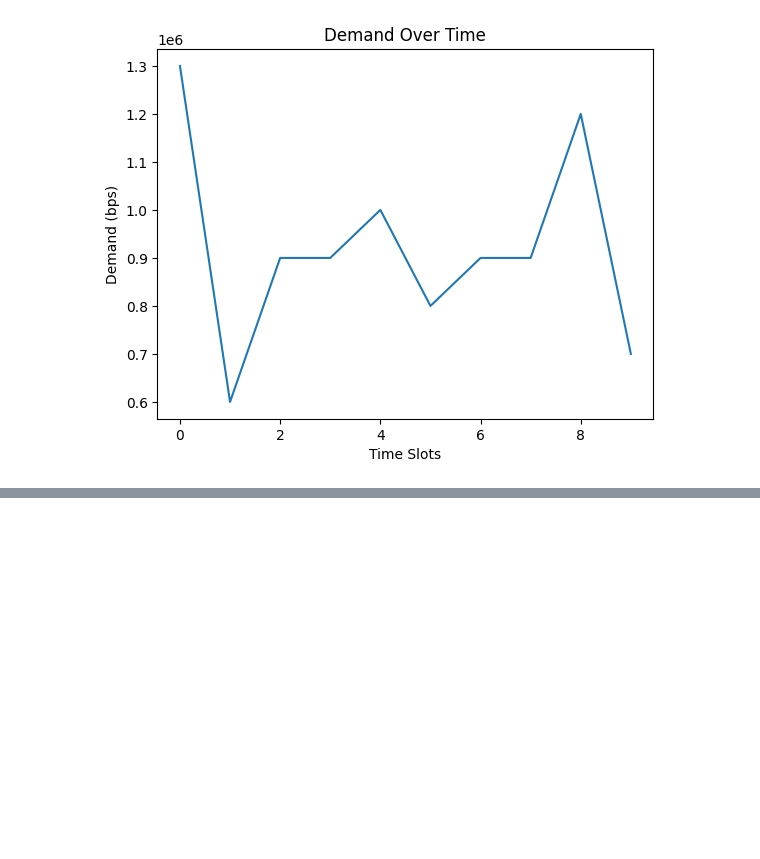
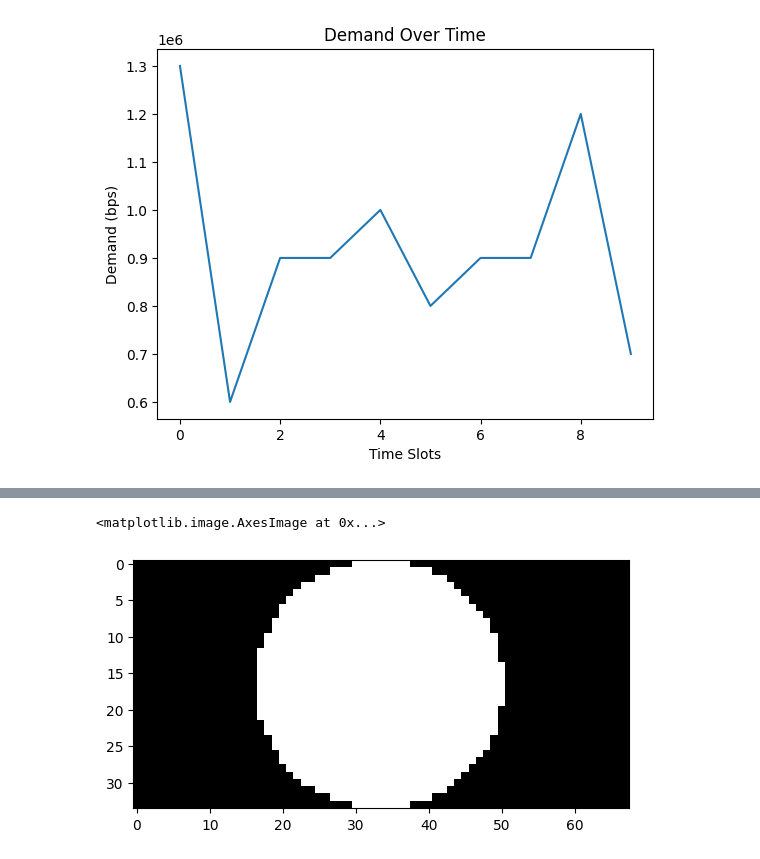
Before and after one commit to AppelEater/P10masters, a Jupyter notebook: investigation_of_demand_over_time.ipynb, the cells around one changed output, grey strips where cells are left out. Cells and saved outputs as stored; diff of their text form; code cells hidden in the pictures; blank space fills up the shorter version.

```diff
--- a/investigation_of_demand_over_time.ipynb
+++ b/investigation_of_demand_over_time.ipynb
@@ -149,0 +211,4 @@ pl.
+# %%
+visible_area_of_sat_two = pl.calculate_if_cells_within_visible_area(jnp.rad2deg(lat_points),jnp.rad2deg(long_points), 0, 7.6, 6000, jnp.rad2deg(angle_of_interest))
+
+print(visible_area_of_sat_two)
@@ -149,0 +223,5 @@ pl.
+# %%
+plt.imshow(visible_area_of_sat_two, cmap='gray')
+# %% [output]
+<matplotlib.image.AxesImage at 0x...>
+[figure, added]
```
Also changed, not shown: parts of 8 cells of this notebook, 2 other files.
